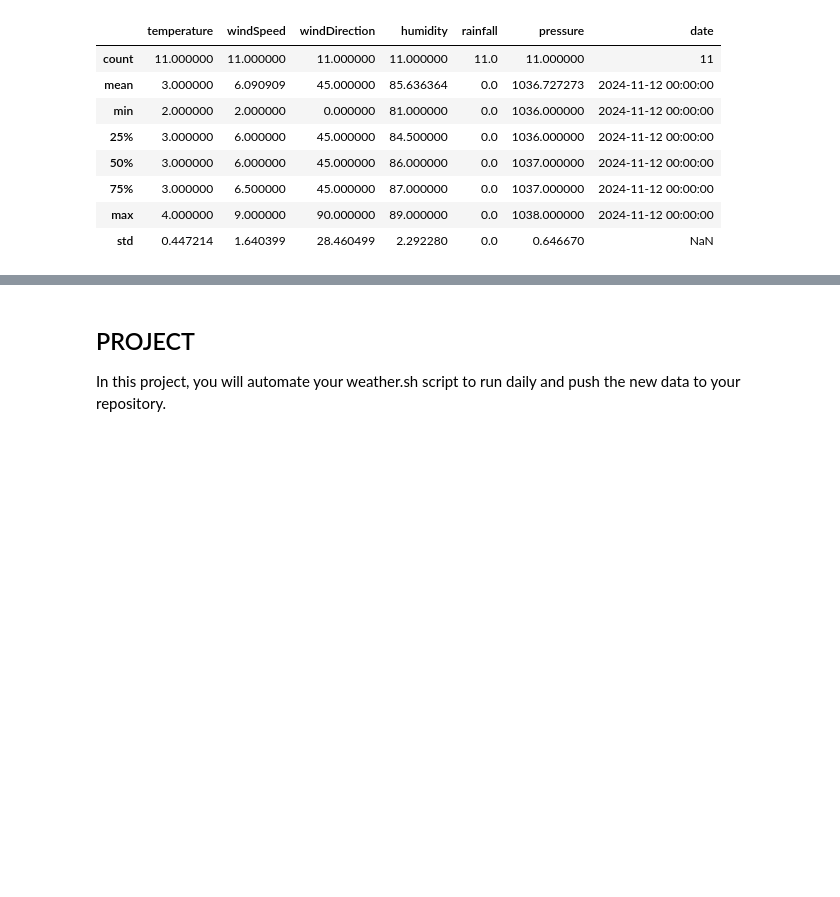
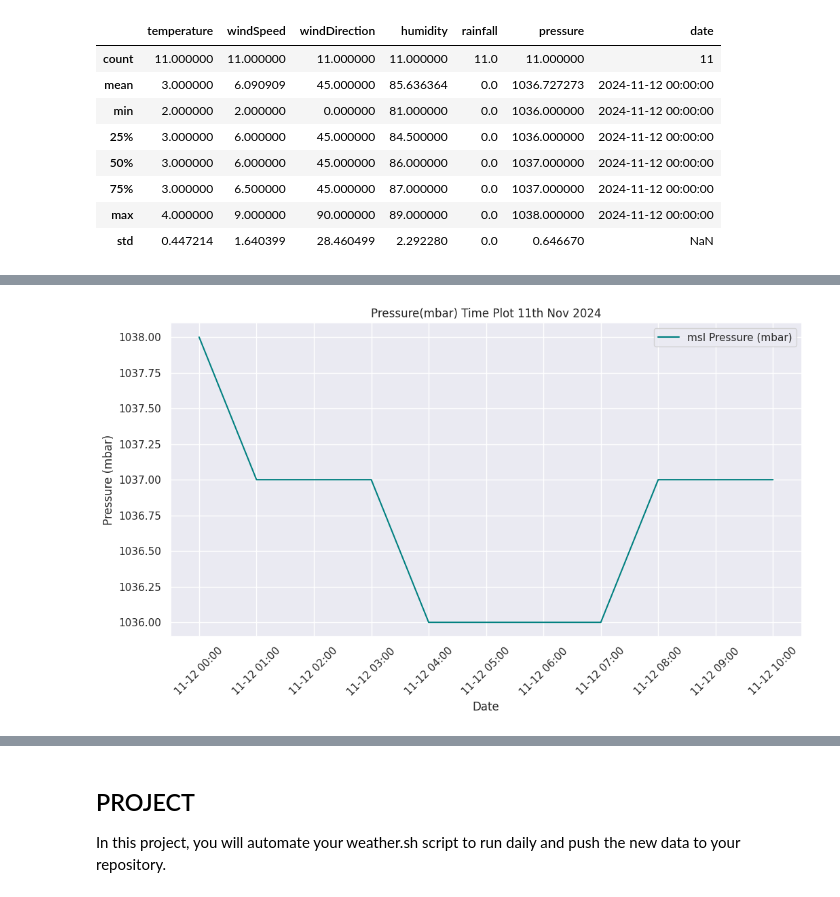
Before and after one commit to Gtalen/weather_data_automation_computer_infrastructure, a Jupyter notebook: weather.ipynb, the cells around one changed output, grey strips where cells are left out. Drawn from its saved outputs; the diff is of its cells as text; code cells hidden in the pictures; blank space fills up the shorter version.

```diff
--- a/weather.ipynb
+++ b/weather.ipynb
@@ -312,0 +382,21 @@ df.describe()
+# %%
+# Plot the pressure in (mbar)
+plt.figure(figsize=(12, 6))
+plt.plot(df['pressure'], label='msl Pressure (mbar)', color = 'teal')
+
+# Set title and labels
+plt.title('Pressure(mbar) Time Plot 11th Nov 2024')
+plt.xlabel('Date')
+plt.ylabel('Pressure (mbar)')
+
+# Format x-axis to display both date and time
+plt.gca().xaxis.set_major_formatter(mdates.DateFormatter('%m-%d %H:%M'))
+
+# Format the x-axis for easy readability
+plt.xticks(rotation=45)
+plt.grid(True)
+
+plt.legend()
+plt.show()
+# %% [output]
+[figure, added]
```
Also changed, not shown: parts of 13 cells of this notebook, 2 other files.
